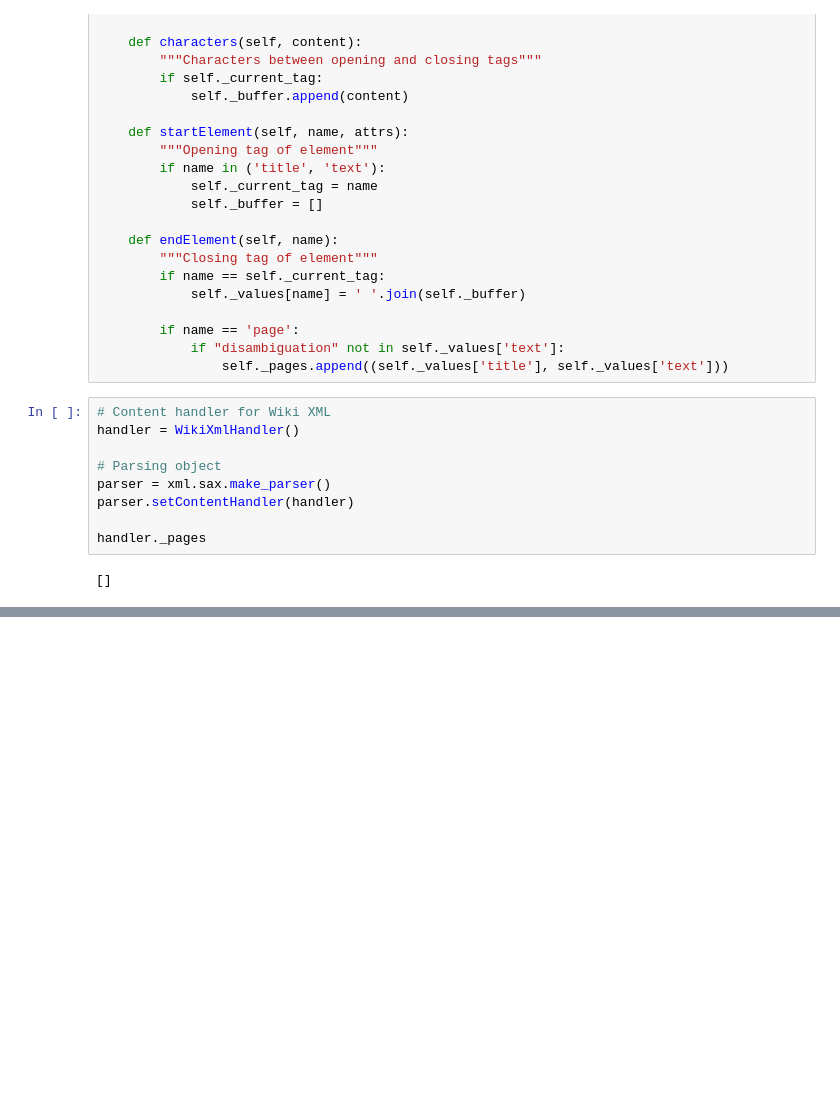
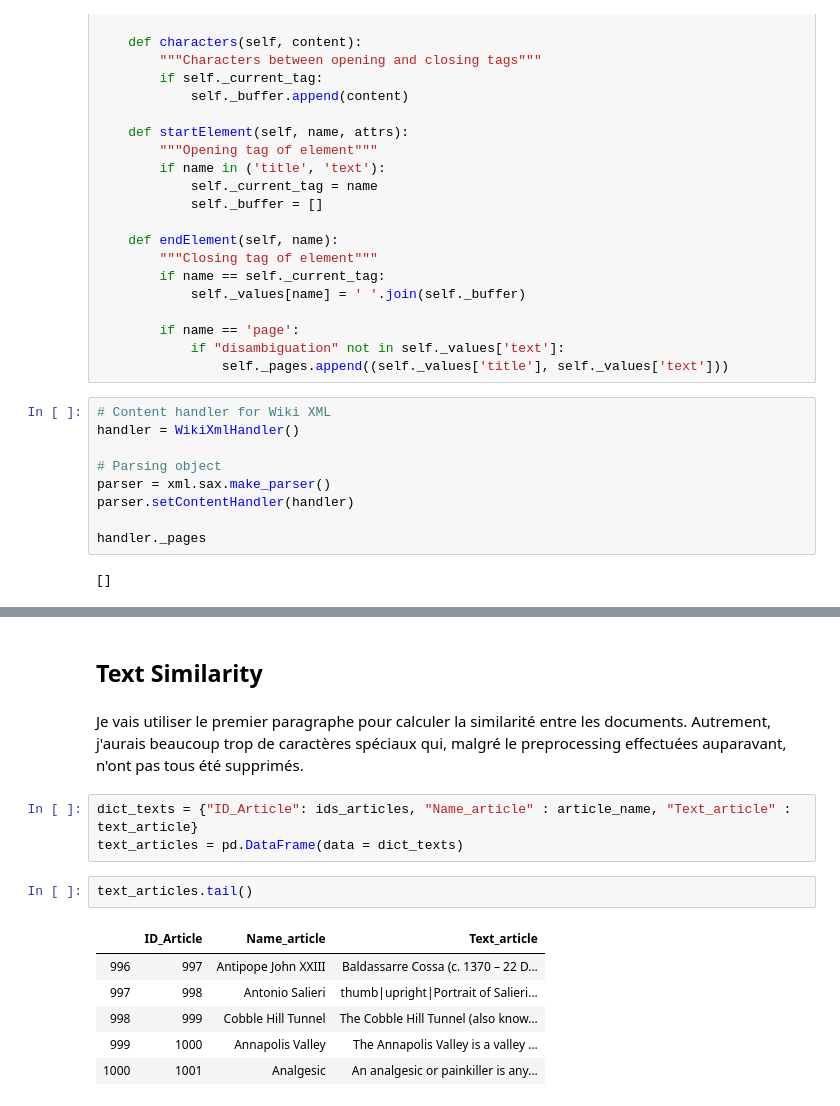
Before and after one commit to mahdicharif/PRIM, a Jupyter notebook: XML/testsXML.ipynb, the cells around one changed output, grey strips where cells are left out. Saved outputs shown, nothing was run; the diff lists cells and outputs as text; blank space fills up the shorter version.

```diff
--- a/XML/testsXML.ipynb
+++ b/XML/testsXML.ipynb
@@ -187,0 +141,16 @@ AttributeError: 'NoneType' object has no attribute 'split'
+# %% [markdown]
+## Text Similarity
+# %% [markdown]
+Je vais utiliser le premier paragraphe pour calculer la similarité entre les documents. Autrement, j'aurais beaucoup trop de caractères spéciaux qui, malgré le preprocessing effectuées auparavant, n'ont pas tous été supprimés.
+# %%
+dict_texts = {"ID_Article": ids_articles, "Name_article" : article_name, "Text_article" : text_article}
+text_articles = pd.DataFrame(data = dict_texts)
+# %%
+text_articles.tail()
+# %% [output]
+|  | ID_Article | Name_article | Text_article |
+| 996 | 997 | Antipope John XXIII | Baldassarre Cossa (c. 1370 – 22 D... |
+| 997 | 998 | Antonio Salieri | thumb|upright|Portrait of Salieri... |
+| 998 | 999 | Cobble Hill Tunnel | The Cobble Hill Tunnel (also know... |
+| 999 | 1000 | Annapolis Valley | The Annapolis Valley is a valley ... |
+| 1000 | 1001 | Analgesic | An analgesic or painkiller is any... |
```
Also changed, not shown: parts of 31 cells of this notebook, 1 other file.
